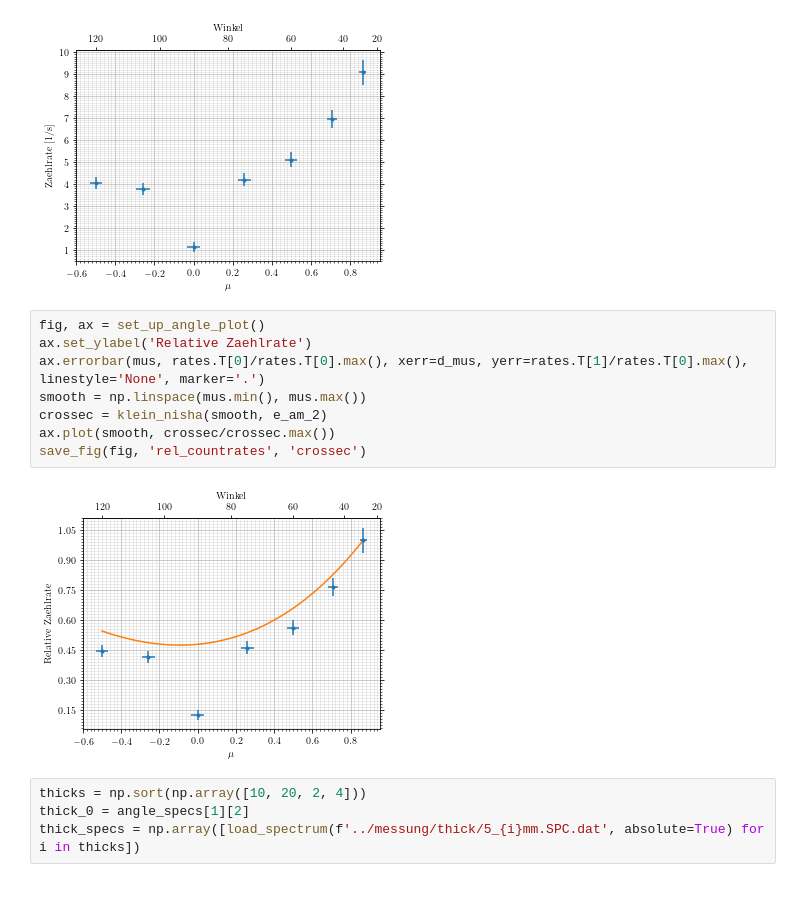
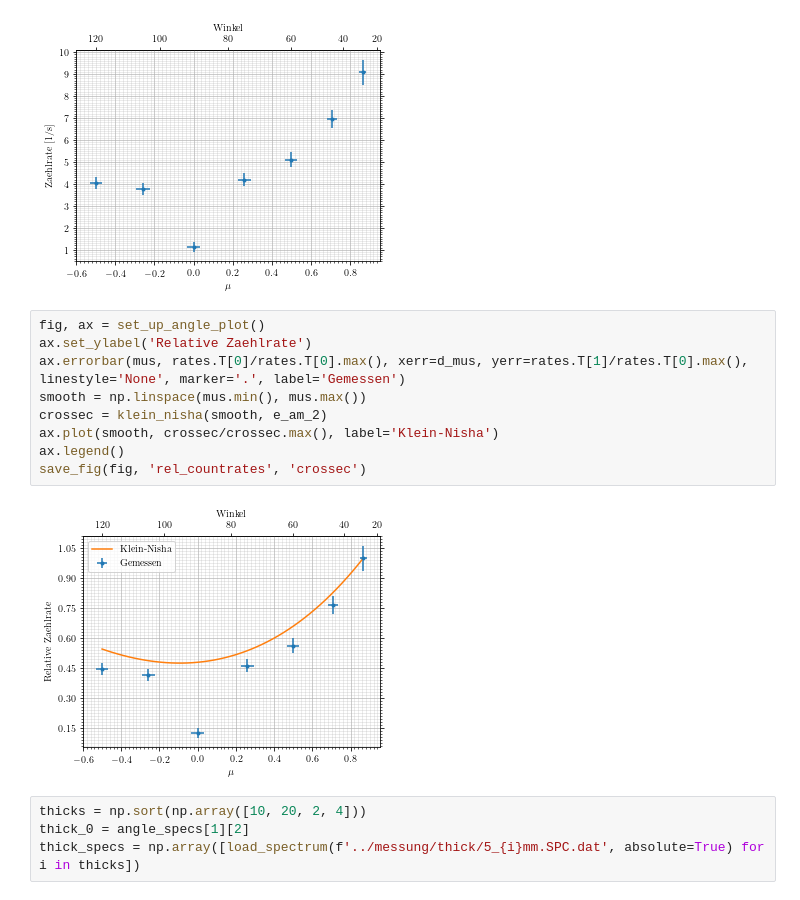
Before and after one commit to vale981/fpraktikum, a Jupyter notebook: CS/auswertung/Untitled.ipynb, the cells around one changed output. Drawn from its saved outputs; the diff is of its cells as text.

Commit message:
crossec discussion

```diff
--- a/CS/auswertung/Untitled.ipynb
+++ b/CS/auswertung/Untitled.ipynb
@@ -256,13 +263,14 @@ save_fig(fig, 'countrates', 'crossec')
 # %%
 fig, ax = set_up_angle_plot()
 ax.set_ylabel('Relative Zaehlrate')
-ax.errorbar(mus, rates.T[0]/rates.T[0].max(), xerr=d_mus, yerr=rates.T[1]/rates.T[0].max(), linestyle='None', marker='.')
+ax.errorbar(mus, rates.T[0]/rates.T[0].max(), xerr=d_mus, yerr=rates.T[1]/rates.T[0].max(), linestyle='None', marker='.', label='Gemessen')
 smooth = np.linspace(mus.min(), mus.max())
 crossec = klein_nisha(smooth, e_am_2)
-ax.plot(smooth, crossec/crossec.max())
+ax.plot(smooth, crossec/crossec.max(), label='Klein-Nisha')
+ax.legend()
 save_fig(fig, 'rel_countrates', 'crossec')
 # %% [output]
-[figure, old version]
+[figure, new version]
 # %%
 thicks = np.sort(np.array([10, 20, 2, 4]))
 thick_0 = angle_specs[1][2]
```
Also changed, not shown: parts of 3 cells of this notebook, 14 other files.
